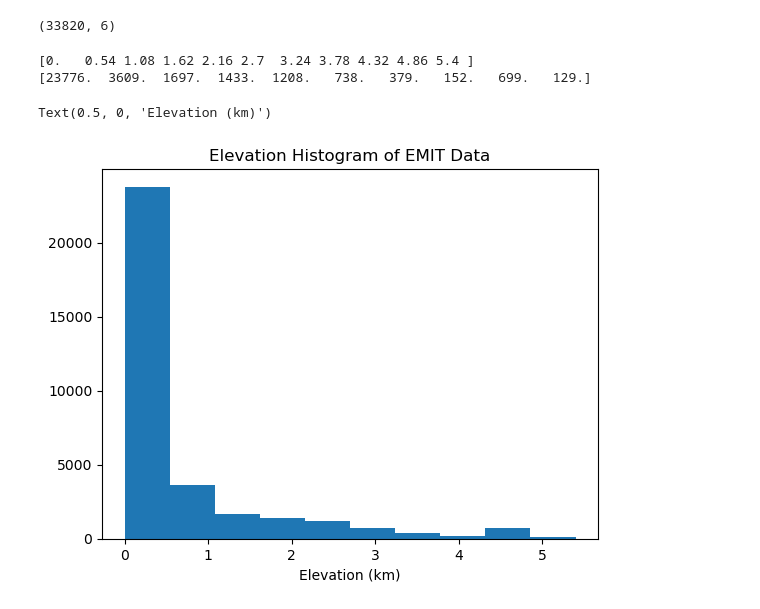
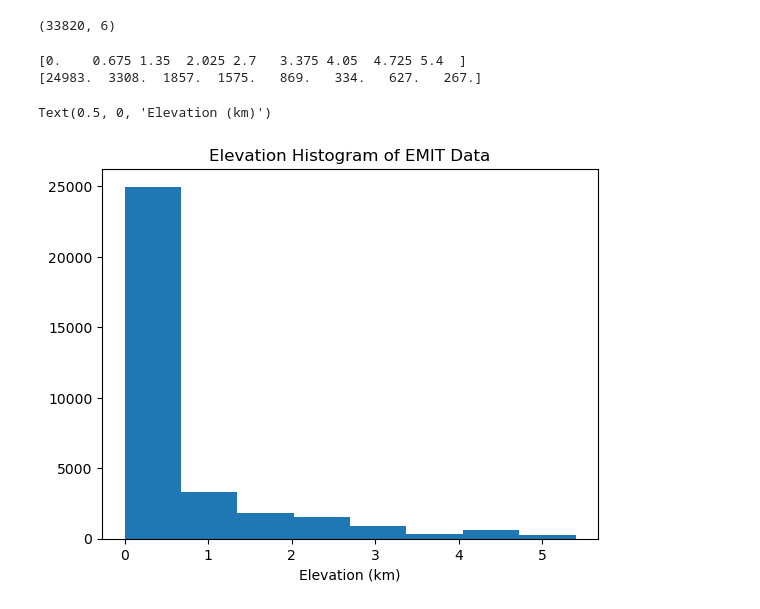
Before and after one commit to varunpatro1/EMIT_scene_analysis, a Jupyter notebook: retrieve_features.ipynb, the cells around one changed output. Cells and saved outputs as stored; diff of their text form; code cells hidden in the pictures.

```diff
--- a/retrieve_features.ipynb
+++ b/retrieve_features.ipynb
@@ -129,14 +129,14 @@ df.shape
 import pickle
 df.to_pickle('../emit_data')
 # %%
-n, bins, patches = plt.hist(elev)
+n, bins, patches = plt.hist(elev, bins = 8)
 print(bins)
 print(n)
 plt.title('Elevation Histogram of EMIT Data')
 plt.xlabel('Elevation (km)')
 # %% [output]
-[0.   0.54 1.08 1.62 2.16 2.7  3.24 3.78 4.32 4.86 5.4 ]
-[23776.  3609.  1697.  1433.  1208.   738.   379.   152.   699.   129.]
+[0.    0.675 1.35  2.025 2.7   3.375 4.05  4.725 5.4  ]
+[24983.  3308.  1857.  1575.   869.   334.   627.   267.]
 Text(0.5, 0, 'Elevation (km)')
-[figure, old version]
+[figure, new version]
 # %%
```
Also changed, not shown: parts of 4 cells of this notebook.
